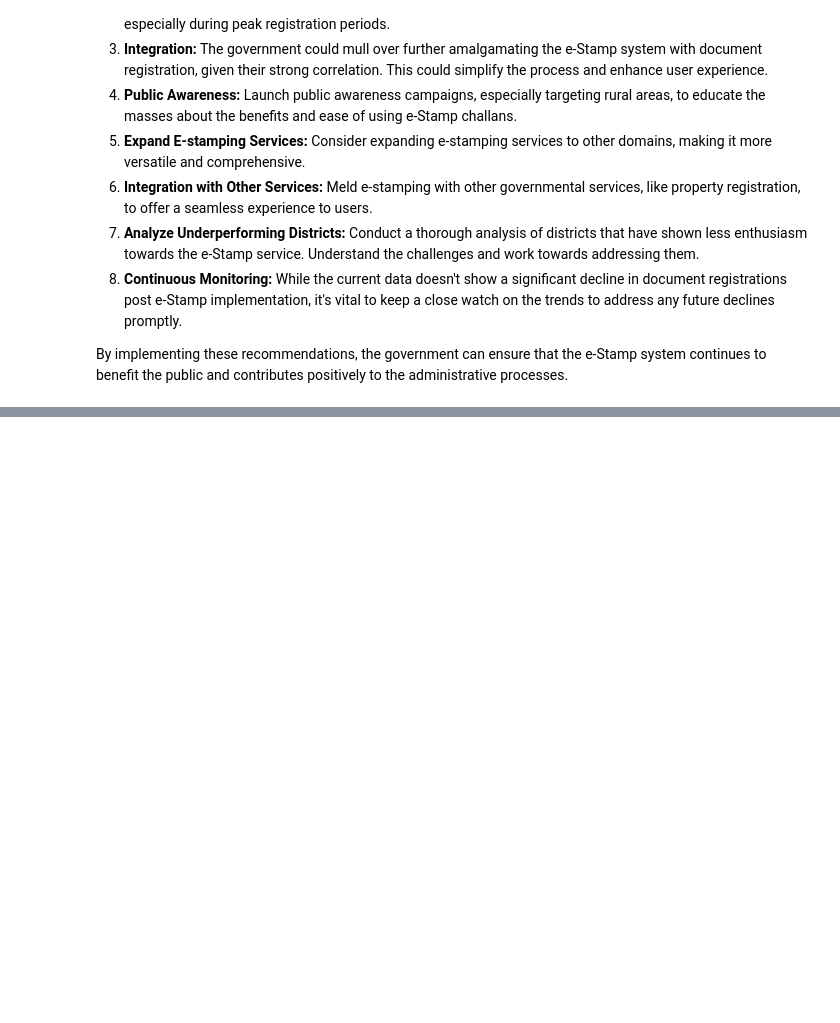
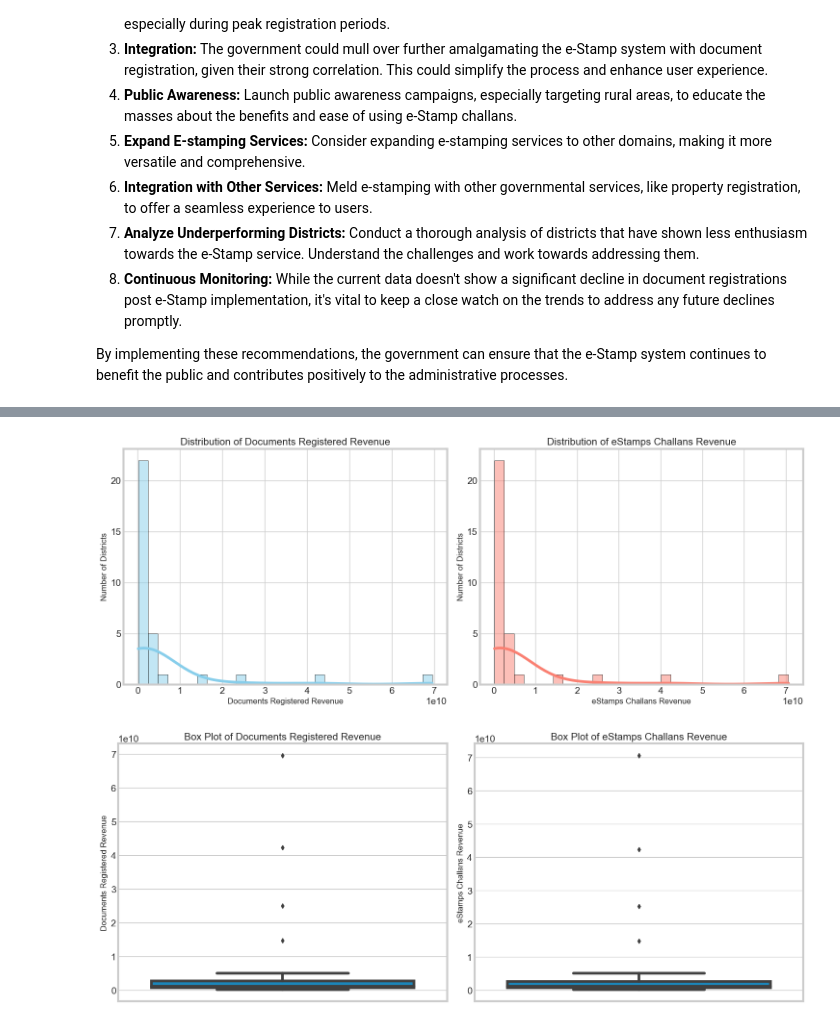
Before and after one commit to nani2357/Telangana_Growth_Analysis, a Jupyter notebook: notebooks/stamps.ipynb, the cells around one changed output, grey strips where cells are left out. Drawn from its saved outputs; the diff is of its cells as text; code cells hidden in the pictures; blank space fills up the shorter version.

```diff
--- a/notebooks/stamps.ipynb
+++ b/notebooks/stamps.ipynb
@@ -1261,0 +1347,50 @@ By implementing these recommendations, the government can ensure that the e-Stam
+# %%
+# Set the style for seaborn
+sns.set_style("whitegrid")
+
+# Initialize the figure for histograms with KDE
+plt.figure(figsize=(15, 6))
+
+# Histogram with KDE for documents_registered_rev
+plt.subplot(1, 2, 1)
+sns.histplot(grouped['documents_registered_rev'], kde=True, bins=10, color='skyblue', edgecolor='black')
+plt.title('Distribution of Documents Registered Revenue', fontsize=15)
+plt.xlabel('Documents Registered Revenue', fontsize=12)
+plt.ylabel('Number of Districts', fontsize=12)
+
+# Histogram with KDE for estamps_challans_rev
+plt.subplot(1, 2, 2)
+sns.histplot(grouped['estamps_challans_rev'], kde=True, bins=10, color='salmon', edgecolor='black')
+plt.title('Distribution of eStamps Challans Revenue', fontsize=15)
+plt.xlabel('eStamps Challans Revenue', fontsize=12)
+plt.ylabel('Number of Districts', fontsize=12)
+
+# Adjust layout
+plt.tight_layout()
+
+# Display the plots
+plt.show()
+
+# Initialize the figure for box plots
+plt.figure(figsize=(15, 6))
+
+# Box plot for documents_registered_rev
+plt.subplot(1, 2, 1)
+sns.boxplot(y=grouped['documents_registered_rev'])
+plt.title('Box Plot of Documents Registered Revenue', fontsize=15)
+plt.ylabel('Documents Registered Revenue', fontsize=12)
+
+# Box plot for estamps_challans_rev
+plt.subplot(1, 2, 2)
+sns.boxplot(y=grouped['estamps_challans_rev'])
+plt.title('Box Plot of eStamps Challans Revenue', fontsize=15)
+plt.ylabel('eStamps Challans Revenue', fontsize=12)
+
+# Adjust layout
+plt.tight_layout()
+
+# Display the plots
+plt.show()
+# %% [output]
+[figure, added]
+[figure, added]
```
Also changed, not shown: parts of 21 cells of this notebook, 2 other files.
